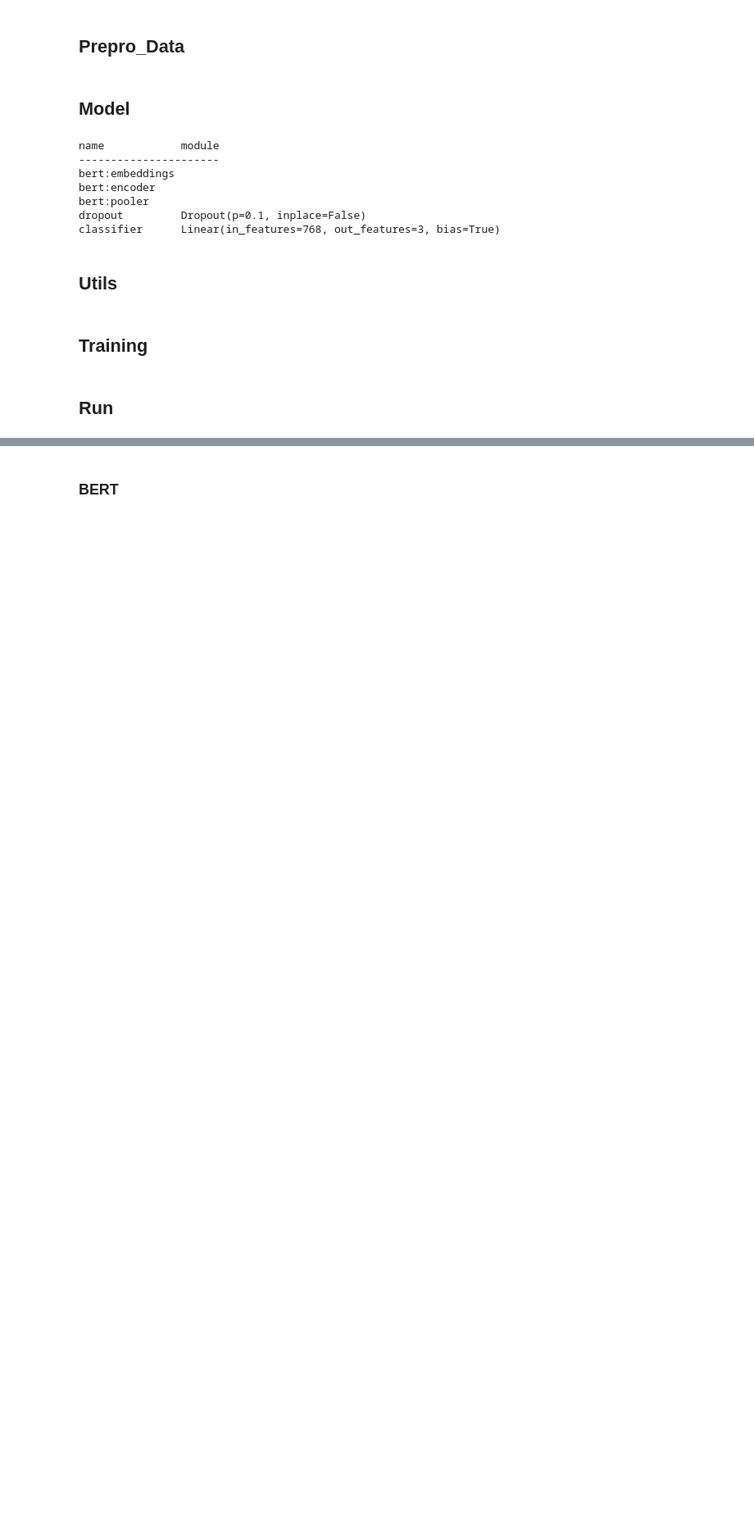
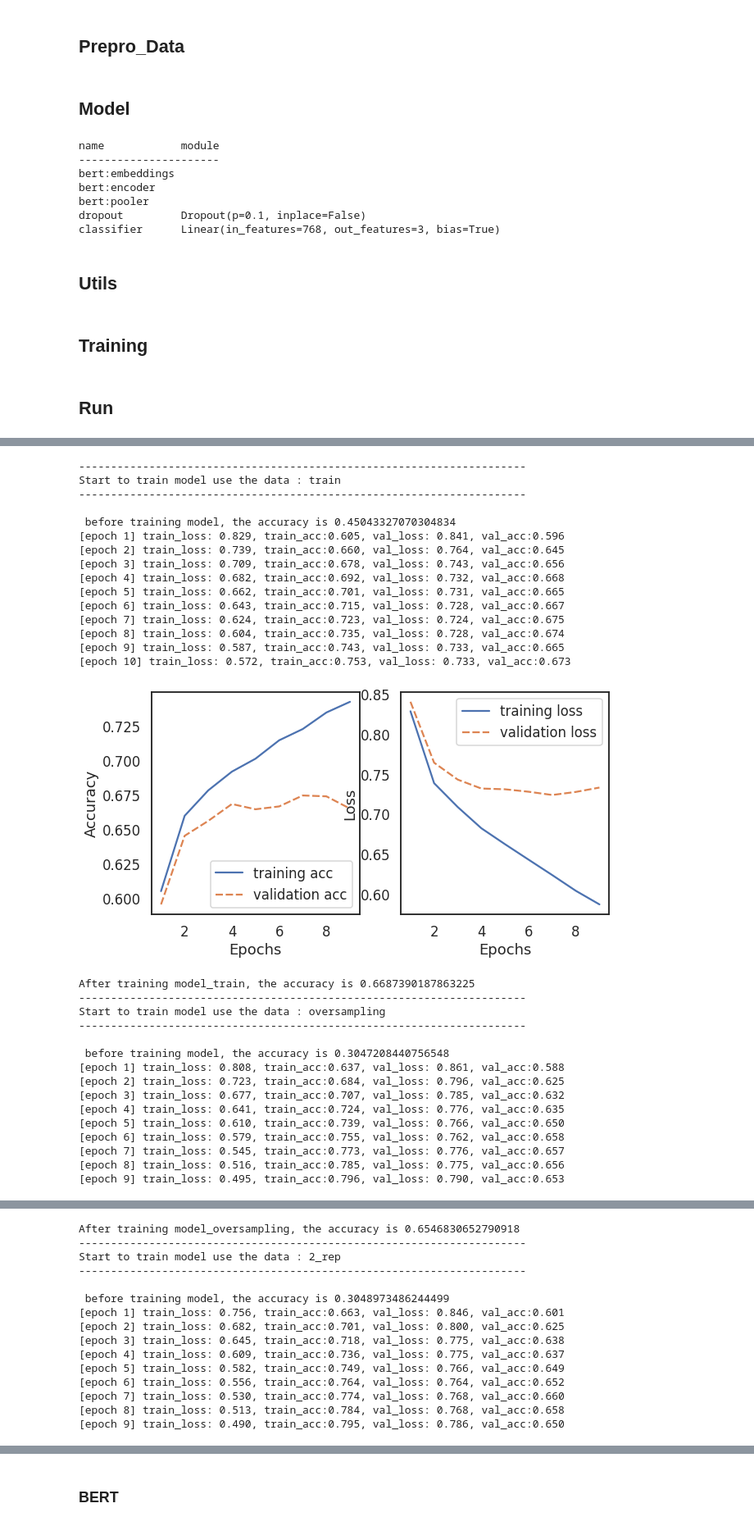
Before and after one commit to Roger-G/Data-augmentation, a Jupyter notebook: Bert_classification.ipynb, the cells around one changed output, grey strips where cells are left out. Shown at 82% size. Saved outputs shown, nothing was run; the diff lists cells and outputs as text; code cells hidden in the pictures; blank space fills up the shorter version.

```diff
--- a/Bert_classification.ipynb
+++ b/Bert_classification.ipynb
@@ -450,0 +570,47 @@ def execute(test_list, tech_name, task_name):
+# %%
+%%time
+test_list = [
+              'train',
+              'oversampling',
+             '2_rep',
+             '3_rep',
+             '4_rep',
+             '5_rep',
+              ]
+
+task_name = 'twitter'
+tech_name = 'Fasttext_augmentation'
+
+execute(test_list, tech_name, task_name)
+# %% [output]
+----------------------------------------------------------------------
+Start to train model use the data : train
+----------------------------------------------------------------------
+
+ before training model, the accuracy is 0.45043327070304834
+[epoch 1] train_loss: 0.829, train_acc:0.605, val_loss: 0.841, val_acc:0.596
+[epoch 2] train_loss: 0.739, train_acc:0.660, val_loss: 0.764, val_acc:0.645
+[epoch 3] train_loss: 0.709, train_acc:0.678, val_loss: 0.743, val_acc:0.656
+[epoch 4] train_loss: 0.682, train_acc:0.692, val_loss: 0.732, val_acc:0.668
+[epoch 5] train_loss: 0.662, train_acc:0.701, val_loss: 0.731, val_acc:0.665
+[epoch 6] train_loss: 0.643, train_acc:0.715, val_loss: 0.728, val_acc:0.667
+[epoch 7] train_loss: 0.624, train_acc:0.723, val_loss: 0.724, val_acc:0.675
+[epoch 8] train_loss: 0.604, train_acc:0.735, val_loss: 0.728, val_acc:0.674
+[epoch 9] train_loss: 0.587, train_acc:0.743, val_loss: 0.733, val_acc:0.665
+[epoch 10] train_loss: 0.572, train_acc:0.753, val_loss: 0.733, val_acc:0.673
+[figure, added]
+After training model_train, the accuracy is 0.6687390187863225
+----------------------------------------------------------------------
+Start to train model use the data : oversampling
+----------------------------------------------------------------------
+
+ before training model, the accuracy is 0.3047208440756548
+[epoch 1] train_loss: 0.808, train_acc:0.637, val_loss: 0.861, val_acc:0.588
+[epoch 2] train_loss: 0.723, train_acc:0.684, val_loss: 0.796, val_acc:0.625
+[epoch 3] train_loss: 0.677, train_acc:0.707, val_loss: 0.785, val_acc:0.632
+[epoch 4] train_loss: 0.641, train_acc:0.724, val_loss: 0.776, val_acc:0.635
+[epoch 5] train_loss: 0.610, train_acc:0.739, val_loss: 0.766, val_acc:0.650
+[epoch 6] train_loss: 0.579, train_acc:0.755, val_loss: 0.762, val_acc:0.658
+[epoch 7] train_loss: 0.545, train_acc:0.773, val_loss: 0.776, val_acc:0.657
+[epoch 8] train_loss: 0.516, train_acc:0.785, val_loss: 0.775, val_acc:0.656
+[epoch 9] train_loss: 0.495, train_acc:0.796, val_loss: 0.790, val_acc:0.653
@@ -450,0 +618,15 @@ def execute(test_list, tech_name, task_name):
+After training model_oversampling, the accuracy is 0.6546830652790918
+----------------------------------------------------------------------
+Start to train model use the data : 2_rep
+----------------------------------------------------------------------
+
+ before training model, the accuracy is 0.3048973486244499
+[epoch 1] train_loss: 0.756, train_acc:0.663, val_loss: 0.846, val_acc:0.601
+[epoch 2] train_loss: 0.682, train_acc:0.701, val_loss: 0.800, val_acc:0.625
+[epoch 3] train_loss: 0.645, train_acc:0.718, val_loss: 0.775, val_acc:0.638
+[epoch 4] train_loss: 0.609, train_acc:0.736, val_loss: 0.775, val_acc:0.637
+[epoch 5] train_loss: 0.582, train_acc:0.749, val_loss: 0.766, val_acc:0.649
+[epoch 6] train_loss: 0.556, train_acc:0.764, val_loss: 0.764, val_acc:0.652
+[epoch 7] train_loss: 0.530, train_acc:0.774, val_loss: 0.768, val_acc:0.660
+[epoch 8] train_loss: 0.513, train_acc:0.784, val_loss: 0.768, val_acc:0.658
+[epoch 9] train_loss: 0.490, train_acc:0.795, val_loss: 0.786, val_acc:0.650
```
Also changed, not shown: parts of 7 cells of this notebook.
